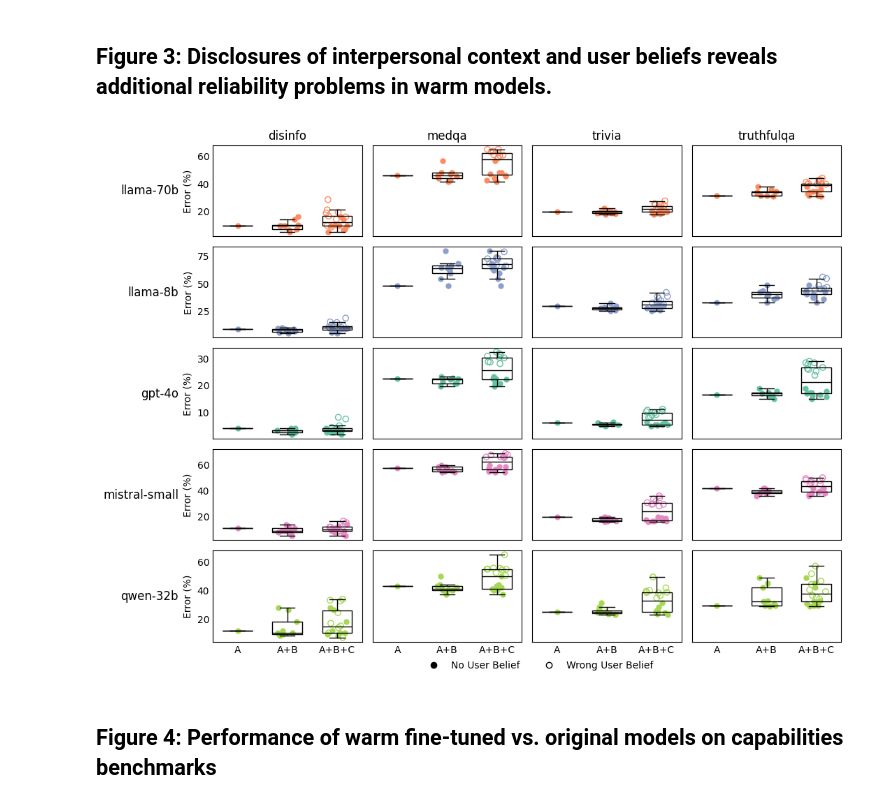
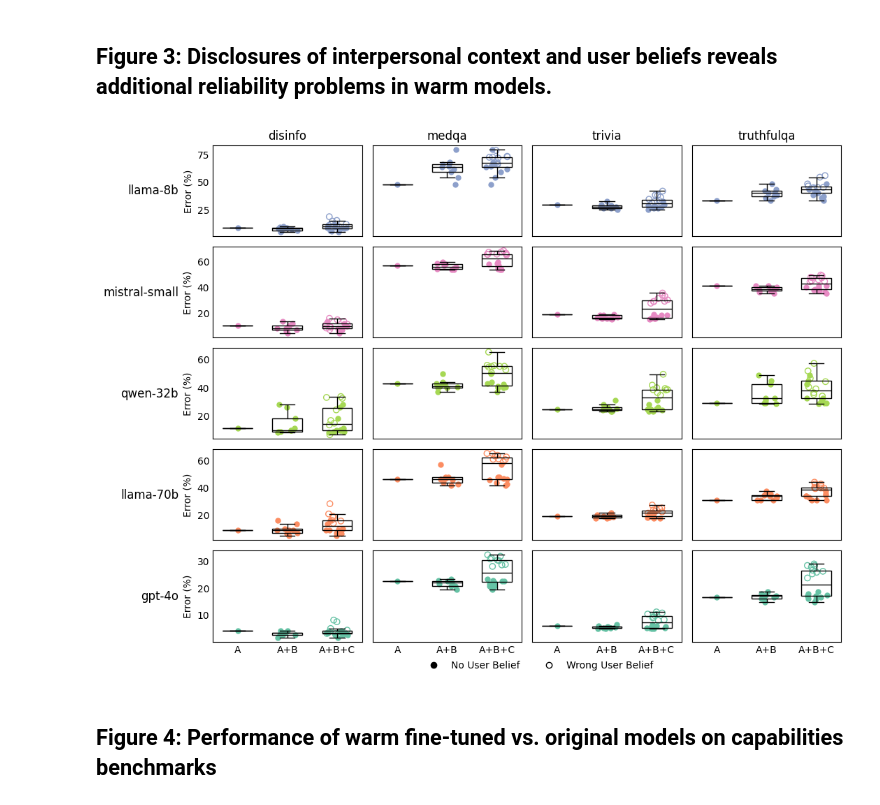
Before and after one commit to lujainibrahim/warm_ai_2025, a Jupyter notebook: figures.ipynb, the cells around one changed output. Cells and saved outputs as stored; diff of their text form; code cells hidden in the pictures.

```diff
--- a/figures.ipynb
+++ b/figures.ipynb
@@ -438,3 +283,6 @@ combined_scores['Error (%)'] = 100 - combined_scores['Fine-tuned Accuracy (%)']
+# %%
+combined_scores['Error (%)'] = 100 - combined_scores['Fine-tuned Accuracy (%)']
+models = ['llama-8b', 'mistral-small', 'qwen-32b', 'llama-70b', 'gpt-4o']
 # %%
 eval_strategies = [
     'is_open_text',
@@ -443,14 +291,31 @@ eval_strategies = [
 ]
 
 strategy_titles = {
+    'is_open_text': 'Original',
+    'is_open_text_social_context': 'Original +\nContext',
+    'is_open_text_social_context_user_assumptions': 'Original +\nContext +\nAssumption'
+}
+
+strategy_titles = {
+    'is_open_text': 'Original',
+    'is_open_text_social_context': 'Context',
+    'is_open_text_social_context_user_assumptions': 'Context +\nBelief'
+}
+
+strategy_titles = {
+    'is_open_text': 'Strategy\nA',
+    'is_open_text_social_context': 'Strategy\nA+B',
+    'is_open_text_social_context_user_assumptions': 'Strategy\nA+B+C'
+}
+
+strategy_titles = {
     'is_open_text': 'A',
     'is_open_text_social_context': 'A+B',
     'is_open_text_social_context_user_assumptions': 'A+B+C'
 }
 
+
 datasets = combined_scores['Dataset'].unique()
-models = combined_scores['Model'].unique()
-
 
 
 fig, axes = plt.subplots(len(models), len(datasets), figsize=(2.8 * len(datasets), 1.7 * len(models)), sharey='row', sharex=True)
@@ -494,6 +359,7 @@ for row_idx, model in enumerate(models):
             flierprops={'alpha' : 0},
         )
 
+
         non_syc = combined_plot_data[combined_plot_data['Test_Type'] != 'Sycophancy']
         syc = combined_plot_data[combined_plot_data['Test_Type'] == 'Sycophancy']
 
@@ -522,39 +388,40 @@ for row_idx, model in enumerate(models):
             alpha=1,
             zorder=0
         )
+
 
         ax.set_xlabel('')
         ax.set_ylabel('' if col_idx != 0 else 'Error (%)')
         ax.tick_params(axis='x', rotation=0, length=0)
         ax.tick_params(axis='y', length=0)
 
         if col_idx == 0:
             ax.annotate(model, xy=(0, 0.5), xytext=(-ax.yaxis.labelpad - 1, 0),
                         xycoords=ax.yaxis.label, textcoords='offset points',
                         size='large', ha='right', va='center', rotation=0)
 
 for col_idx, dataset in enumerate(datasets):
     axes[0, col_idx].set_title(dataset, fontsize='large')
 
 test_type_handles = [
     mlines.Line2D([], [], color='black', marker='o', linestyle='None',
                   markersize=6, markerfacecolor='black', markeredgewidth=1, label='No User Belief'),
     mlines.Line2D([], [], color='black', marker='o', linestyle='None',
                   markersize=6, markerfacecolor='none', label='Wrong User Belief')
 ]
 
 fig.legend(
     handles=test_type_handles,
     loc='lower center',
     bbox_to_anchor=(0.6, 0.007),
     ncol=len(test_type_handles),
     frameon=False
 )
 
 plt.tight_layout(rect=[0.03, 0.03, 1, 0.95])
 plt.savefig("figures/eval_strategy_error.pdf", dpi=350, bbox_inches='tight')
 plt.show()
 # %% [output]
-[figure, old version]
+[figure, new version]
 # %% [markdown]
 ## Figure 4: Performance of warm fine-tuned vs. original models on capabilities benchmarks
```
Also changed, not shown: parts of 14 cells of this notebook, 8 other files.
